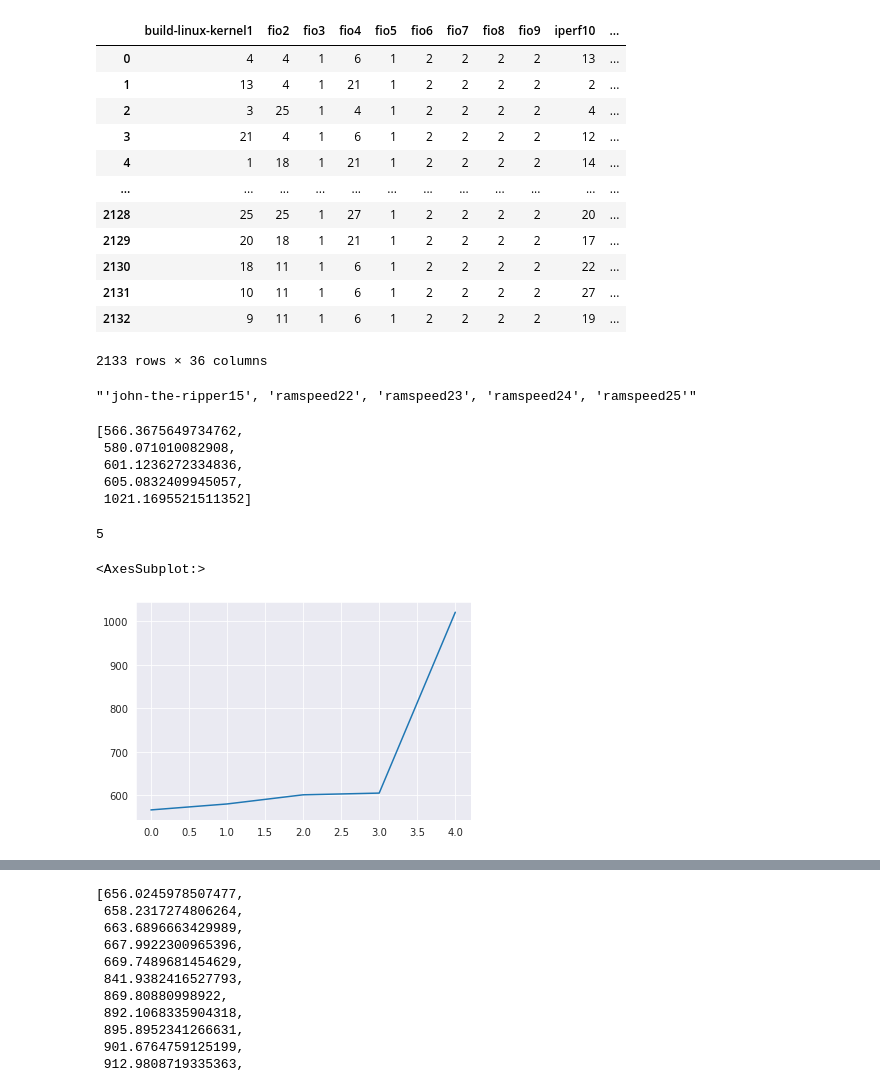
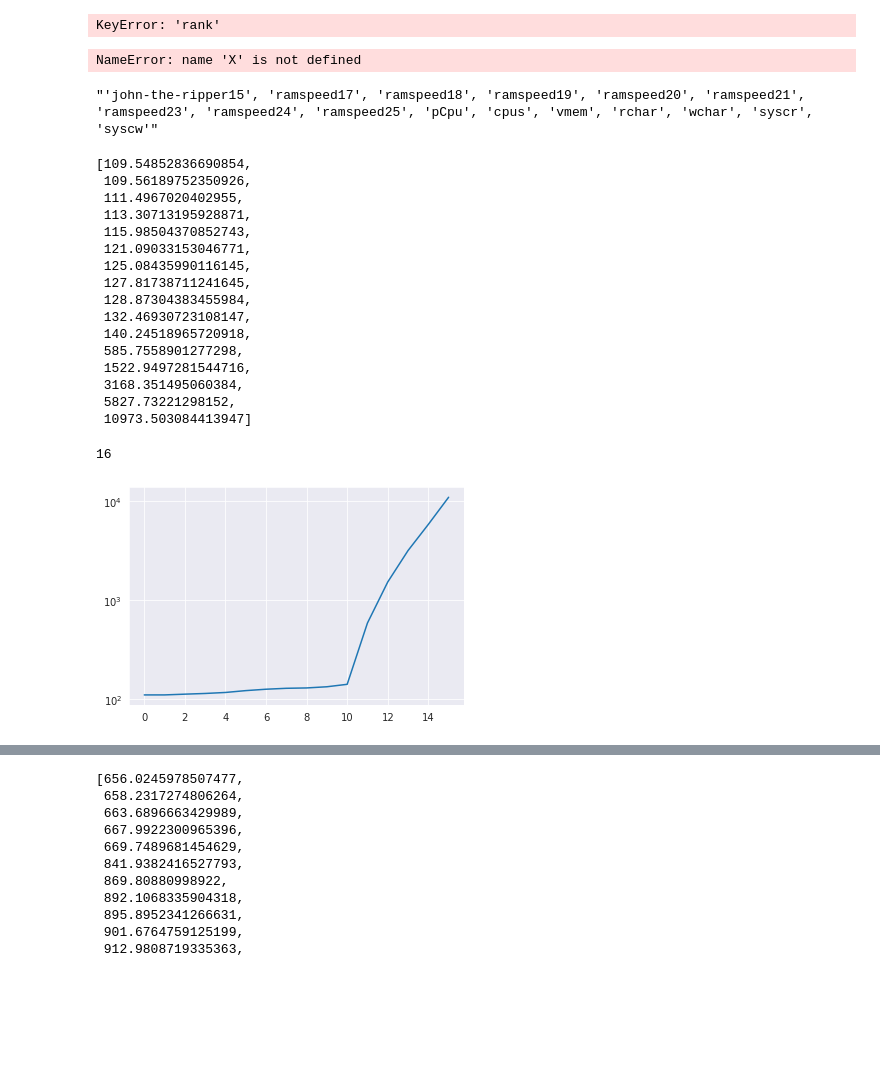
Before and after one commit to Sheypex/ba_proto, a Jupyter notebook: py/filterFeatures.ipynb, the cells around one changed output, grey strips where cells are left out. Saved outputs shown, nothing was run; the diff lists cells and outputs as text; code cells hidden in the pictures; blank space fills up the shorter version.

```diff
--- a/py/filterFeatures.ipynb
+++ b/py/filterFeatures.ipynb
@@ -5,7 +5,7 @@ from db_actions import db_actions
 import pandas as pds
 import numpy as np
 # %%
-csvPath = "predBase.csv"
+csvPath = ""
 if csvPath != "":
     dF = None
     try:
@@ -20,7 +20,7 @@ if csvPath != "":
         raise Exception(f"Couldn't open csv file {csvPath!r} or {(csvPath + '.csv')!r}")
 else:
     with db_actions.connect() as conn:
-        dF = pds.read_sql('SELECT * FROM "averageRuntimesPredictionBase1000"', conn)
+        dF = pds.read_sql('SELECT * FROM "runtimeScorePredBase1000"', conn)
 # print(dF)
 x_cols = [
     "build-linux-kernel1",
@@ -34,7 +34,7 @@ x_cols = [
     "fio9",
     "iperf10",
     "iperf11",
-    #"iperf12",
+    "iperf12",
     "iperf13",
     "john-the-ripper14",
     "john-the-ripper15",
@@ -64,6 +64,8 @@ x_cols = [
 y_cols = "rank"
 X = dF[x_cols]
 y = dF[y_cols]
+# %% [output]
+KeyError: 'rank'
 # %%
 from sklearn.feature_selection import GenericUnivariateSelect
 from sklearn.feature_selection import f_regression, f_classif
@@ -71,27 +73,15 @@ from sklearn.preprocessing import PolynomialFeatures
 # %%
 X
 # %% [output]
-|  | build-linux-kernel1 | fio2 | fio3 | fio4 | fio5 | fio6 | fio7 | fio8 | fio9 | iperf10 | ... |
-| 0 | 4 | 4 | 1 | 6 | 1 | 2 | 2 | 2 | 2 | 13 | ... |
-| 1 | 13 | 4 | 1 | 21 | 1 | 2 | 2 | 2 | 2 | 2 | ... |
-| 2 | 3 | 25 | 1 | 4 | 1 | 2 | 2 | 2 | 2 | 4 | ... |
-| 3 | 21 | 4 | 1 | 6 | 1 | 2 | 2 | 2 | 2 | 12 | ... |
-| 4 | 1 | 18 | 1 | 21 | 1 | 2 | 2 | 2 | 2 | 14 | ... |
-| ... | ... | ... | ... | ... | ... | ... | ... | ... | ... | ... | ... |
-| 2128 | 25 | 25 | 1 | 27 | 1 | 2 | 2 | 2 | 2 | 20 | ... |
-| 2129 | 20 | 18 | 1 | 21 | 1 | 2 | 2 | 2 | 2 | 17 | ... |
-| 2130 | 18 | 11 | 1 | 6 | 1 | 2 | 2 | 2 | 2 | 22 | ... |
-| 2131 | 10 | 11 | 1 | 6 | 1 | 2 | 2 | 2 | 2 | 27 | ... |
-| 2132 | 9 | 11 | 1 | 6 | 1 | 2 | 2 | 2 | 2 | 19 | ... |
-2133 rows × 36 columns
+NameError: name 'X' is not defined
 # %%
-g = GenericUnivariateSelect(f_regression, mode='k_best', param=5)
+g = GenericUnivariateSelect(f_regression, mode='k_best', param=37)
 X_poly = PolynomialFeatures(3, interaction_only=True).fit_transform(X)
 X_new = g.fit_transform(X, y)
 filtered_X_cols = np.array(x_cols)[g.get_support(indices=True)]
 ", ".join(map(lambda x: repr(x), filtered_X_cols))
 # %% [output]
-"'john-the-ripper15', 'ramspeed22', 'ramspeed23', 'ramspeed24', 'ramspeed25'"
+"'john-the-ripper15', 'ramspeed17', 'ramspeed18', 'ramspeed19', 'ramspeed20', 'ramspeed21', 'ramspeed23', 'ramspeed24', 'ramspeed25', 'pCpu', 'cpus', 'vmem', 'rchar', 'wchar', 'syscr', 'syscw'"
 # %%
 #filtered_X_cols
 # %%
@@ -100,20 +90,31 @@ import seaborn as sbs
 top1 = sorted(np.array(g.scores_)[g.get_support(indices=True)])
 top1
 # %% [output]
-[566.3675649734762,
- 580.071010082908,
- 601.1236272334836,
- 605.0832409945057,
- 1021.1695521511352]
+[109.54852836690854,
+ 109.56189752350926,
+ 111.4967020402955,
+ 113.30713195928871,
+ 115.98504370852743,
+ 121.09033153046771,
+ 125.08435990116145,
+ 127.81738711241645,
+ 128.87304383455984,
+ 132.46930723108147,
+ 140.24518965720918,
+ 585.7558901277298,
+ 1522.9497281544716,
+ 3168.351495060384,
+ 5827.73221298152,
+ 10973.503084413947]
 # %%
 len(np.array(g.scores_)[g.get_support(indices=True)])
 # %% [output]
-5
+16
 # %%
-sbs.lineplot(data=sorted(np.array(g.scores_)[g.get_support(indices=True)]))
+p = sbs.lineplot(data=sorted(np.array(g.scores_)[g.get_support(indices=True)]))
+p.set_yscale("log")
 # %% [output]
-<AxesSubplot:>
-[figure, old version]
+[figure, new version]
 # %%
 csvPath = "predBase.csv"
 if csvPath != "":
```
Also changed, not shown: 1 other file.
